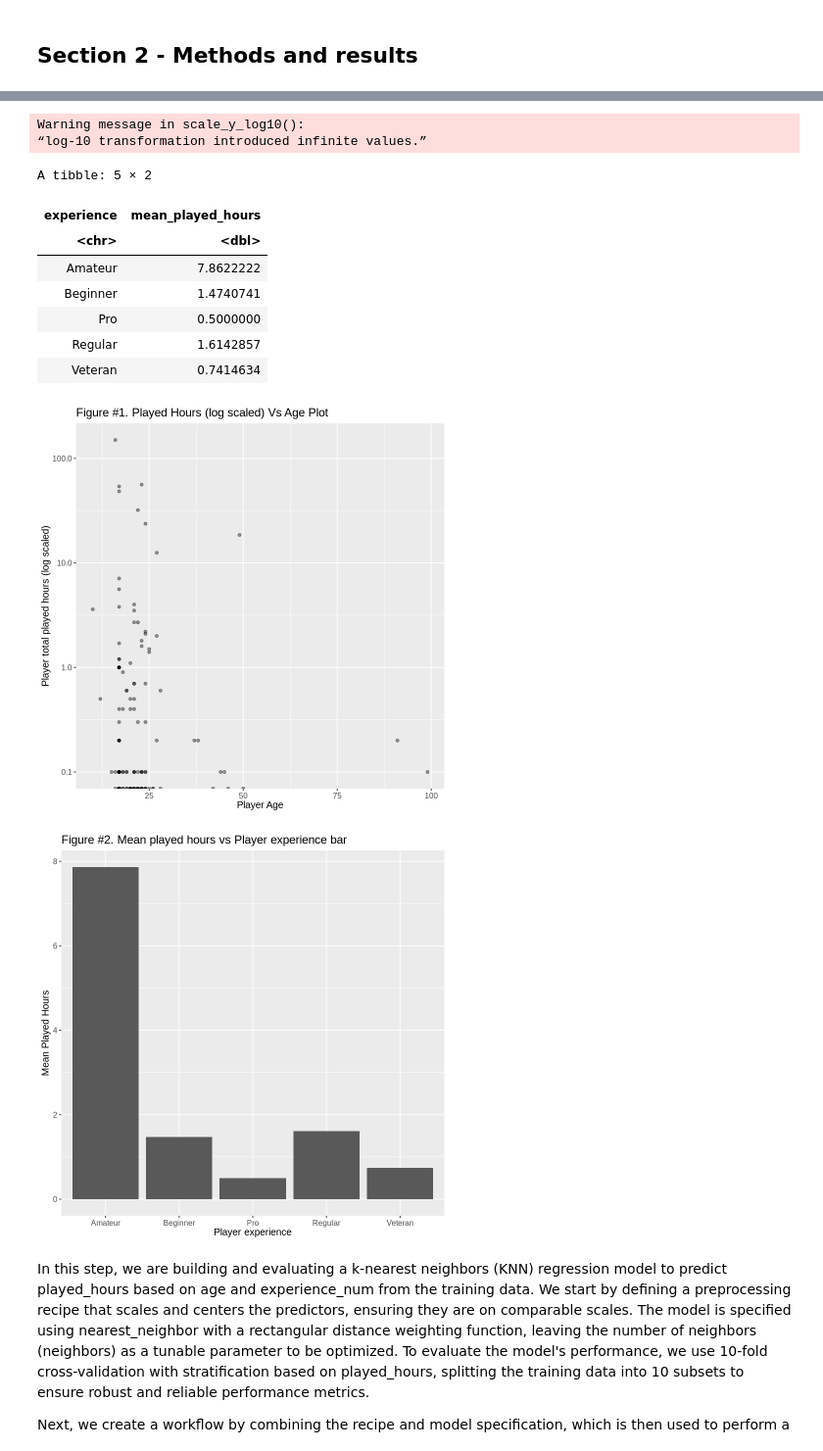
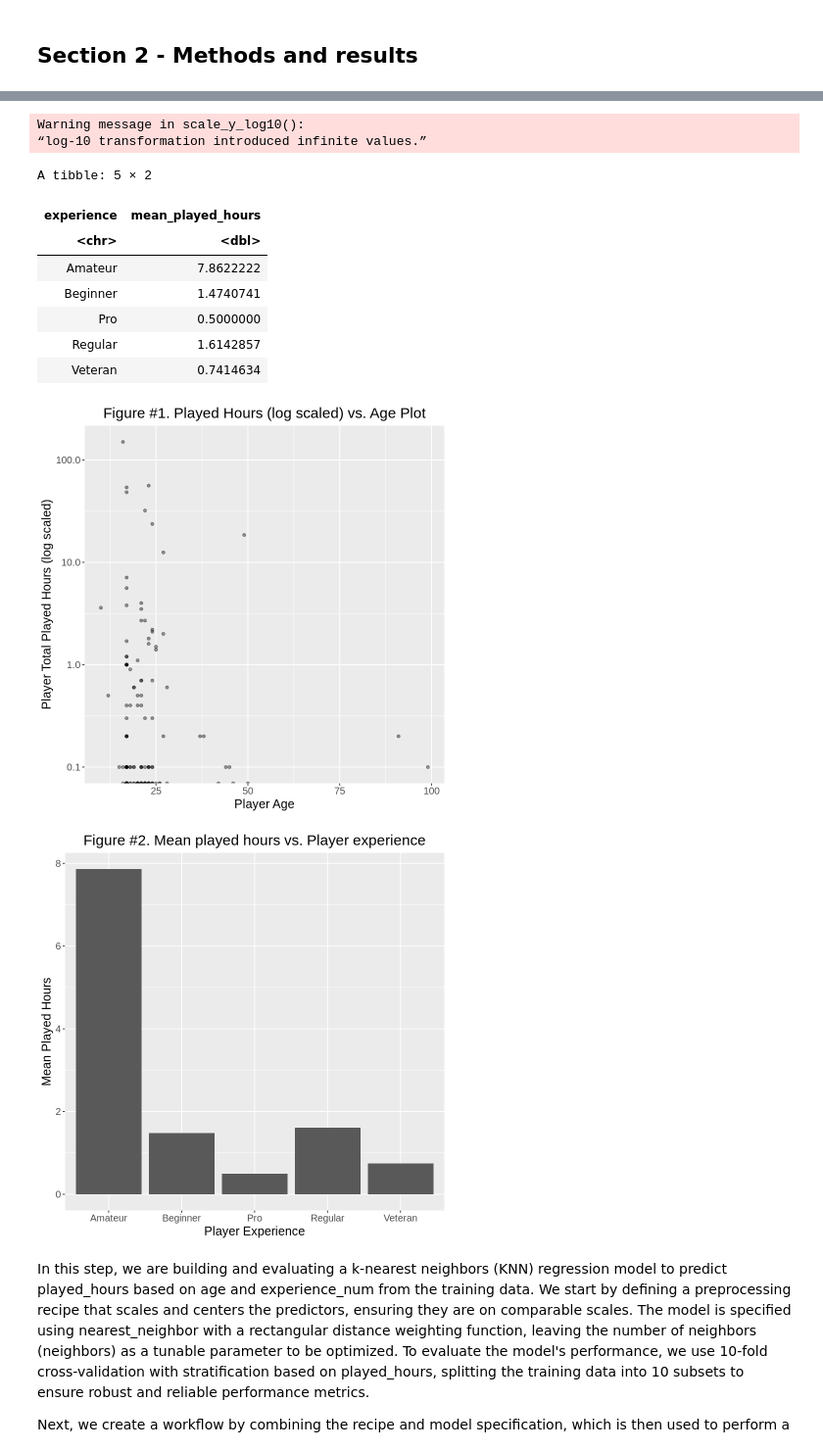
Before and after one commit to Pouya2077/dsci-project, a Jupyter notebook: group-project.ipynb, the cells around one changed output, grey strips where cells are left out. Shown at 98% size. Cells and saved outputs as stored; diff of their text form; code cells hidden in the pictures.

Commit message:
Made some tweaks to visualizations, writing, and added more descriptions.

```diff
--- a/group-project.ipynb
+++ b/group-project.ipynb
@@ -155,47 +181,48 @@ player_split <- initial_split(player_data, prop = 0.75, strata = played_hours)
 player_train <- training(player_split)
 player_test <- testing(player_split)
 
+# making visualizations for pre-predictions
 
 played_hours_vs_age_plot <- player_train |>
                         ggplot(aes(x=age, y=played_hours)) +
                         geom_point(alpha=0.4) +
-                        labs(x="Player Age", y= "Player total played hours (log scaled)") +
-                        ggtitle("Figure #1. Played Hours (log scaled) Vs Age Plot") +
-                        theme(text = element_text(size = 12)) +
+                        labs(x="Player Age", y= "Player Total Played Hours (log scaled)") +
+                        ggtitle("Figure #1. Played Hours (log scaled) vs. Age Plot") +
+                        theme(text = element_text(size = 15),
+                             plot.title = element_text(hjust = 0.5)) +
                         scale_y_log10()
 
 played_hours_vs_age_plot
 
 
 
 mean_played_hours_and_experience <- group_by(player_train, experience) |>
                                     summarize(mean_played_hours = mean(played_hours))
 
 mean_played_hours_and_experience
 
 
 mean_played_hours_vs_experience_bar <- ggplot(mean_played_hours_and_experience, aes(x=experience, y= mean_played_hours)) +
                     		geom_bar(stat= "identity") +
-                            labs(x = "Player experience",
+                            labs(x = "Player Experience",
                                y = "Mean Played Hours",
-                              title = "Figure #2. Mean played hours vs Player experience bar") +
-                              theme(text = element_text(size = 12))
+                              title = "Figure #2. Mean played hours vs. Player experience") +
+                              theme(text = element_text(size = 15),
+                                   plot.title = element_text(hjust = 0.5))
 mean_played_hours_vs_experience_bar
-
-#visualizations for pre-predictions
 # %% [output]
 Warning message in scale_y_log10():
 “log-10 transformation introduced infinite values.”
 A tibble: 5 × 2
 | experience | mean_played_hours |
 | <chr> | <dbl> |
 | Amateur | 7.8622222 |
 | Beginner | 1.4740741 |
 | Pro | 0.5000000 |
 | Regular | 1.6142857 |
 | Veteran | 0.7414634 |
-[figure, old version]
+[figure, new version]
-[figure, old version]
+[figure, new version]
 # %% [markdown]
 In this step, we are building and evaluating a k-nearest neighbors (KNN) regression model to predict played_hours based on age and experience_num from the training data. We start by defining a preprocessing recipe that scales and centers the predictors, ensuring they are on comparable scales. The model is specified using nearest_neighbor with a rectangular distance weighting function, leaving the number of neighbors (neighbors) as a tunable parameter to be optimized. To evaluate the model's performance, we use 10-fold cross-validation with stratification based on played_hours, splitting the training data into 10 subsets to ensure robust and reliable performance metrics.
 
```
Also changed, not shown: parts of 8 cells of this notebook.
